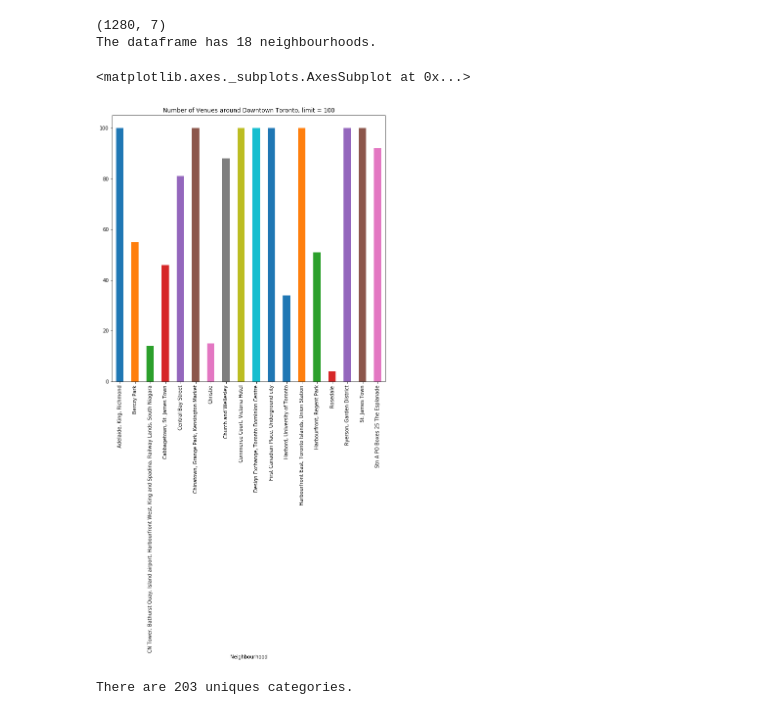
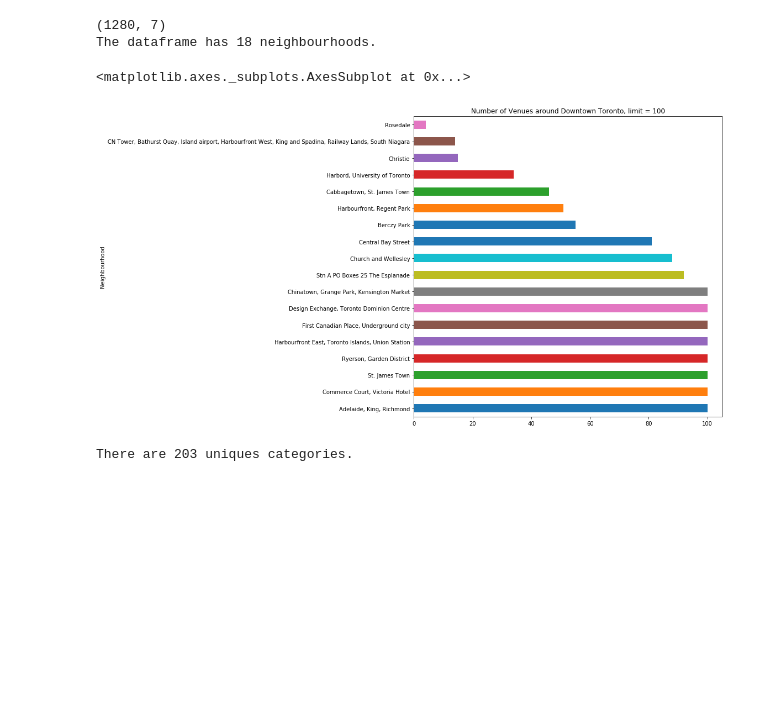
Before and after one commit to amarpy/Coursera_Capstone, a Jupyter notebook: Mapping and Clustering Points.ipynb, the cells around one changed output. Cells and saved outputs as stored; diff of their text form; code cells hidden in the pictures; blank space fills up the shorter version.

```diff
--- a/Mapping and Clustering Points.ipynb
+++ b/Mapping and Clustering Points.ipynb
@@ -136,9 +136,9 @@ downtown_toronto_map
 # %% [markdown]
 ## Exploring Neighbourhoods using Foursquare API
 # %%
-CLIENT_ID = "secret" # your Foursquare ID
-CLIENT_SECRET = "secret" # your Foursquare Secret
-VERSION = "secret" # Foursquare API version
+CLIENT_ID = "0XIFTIIGFS0UTM4ZJLAJKGY42P1PSX1CN3SVNY4KNQIMW3E4" # your Foursquare ID
+CLIENT_SECRET = "I5Z2W33R3IASSVSPNG1A5OBCAWS3UMCIZK0FCQCK5EYS0TGK" # your Foursquare Secret
+VERSION = "20180605" # Foursquare API version
 
 print("Your credentails:")
 print("CLIENT_ID: " + CLIENT_ID)
@@ -210,12 +210,17 @@ print('The dataframe has {} neighbourhoods.'.format(
 The dataframe has 18 neighbourhoods.
 # %%
 temp = downtown_toronto_venues.groupby('Neighbourhood').count()
-temp["Venue"].plot(kind = "bar",
+
+temp = temp.sort_values(by = ["Venue"],
+                        axis = 0,
+                        ascending = False).head(50)
+
+temp["Venue"].plot(kind = "barh",
                 figsize = (10, 10),
                 title = "Number of Venues around Downtown Toronto, limit = 100")
 # %% [output]
 <matplotlib.axes._subplots.AxesSubplot at 0x...>
-[figure, old version]
+[figure, new version]
 # %%
 print('There are {} uniques categories.'.format(len(downtown_toronto_venues['Venue Category'].unique())))
 # %% [output]
```
Also changed, not shown: parts of 1 cell of this notebook, 5 other files.
